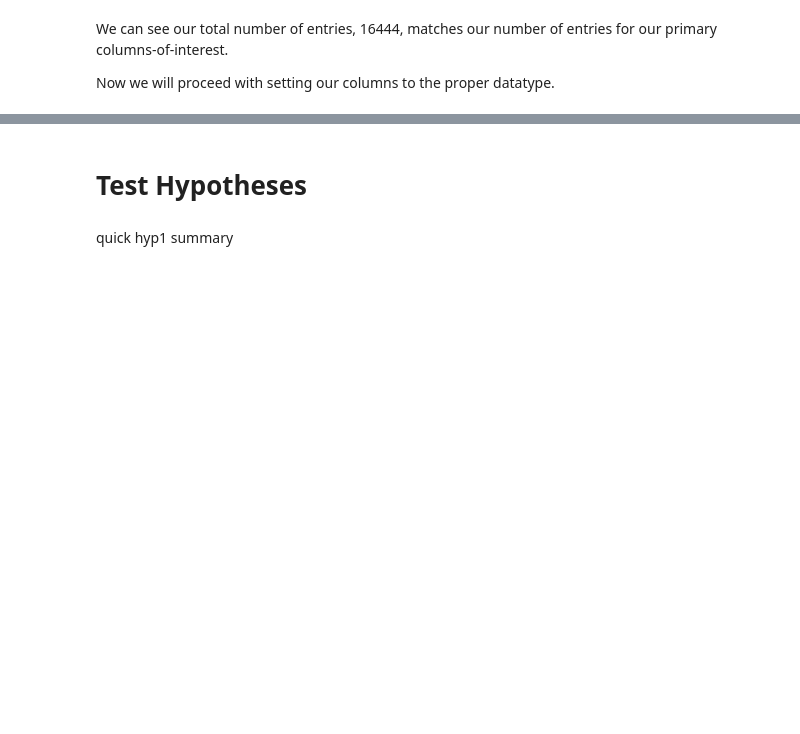
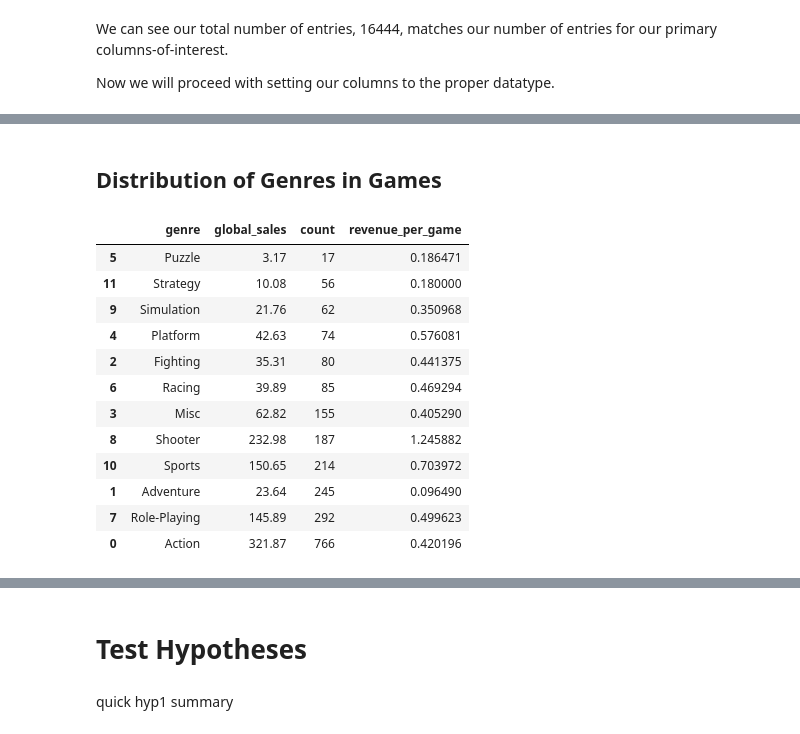
Before and after one commit to hamalizer/2017_game_sales_outlook, a Jupyter notebook: 2017_game_sales_outlook.ipynb, the cells around one changed output, grey strips where cells are left out. Drawn from its saved outputs; the diff is of its cells as text; code cells hidden in the pictures; blank space fills up the shorter version.

```diff
--- a/2017_game_sales_outlook.ipynb
+++ b/2017_game_sales_outlook.ipynb
@@ -178,8 +201,10 @@ Now we will proceed with setting our columns to the proper datatype.
 # %%
 # convert data to proper filetypes
 # using this method of conversion will throw an error if there are decimal values
-df['year_of_release'] = df['year_of_release'].astype('Int64')
-df['critic_score'] = df['critic_score'].astype('Int64')
+df['year_of_release'] = df['year_of_release'].astype(int)
+
+# convert the critic_score column to float since pandas .corr method will not work with the integer datatype
+df['critic_score'] = df['critic_score'].astype(float)
 
 # convert the user score column to float since it has decimal values
 df['user_score'] = pd.to_numeric(df['user_score'], errors='coerce')
@@ -271,0 +330,7 @@ plt.show()
+# %%
+# create a new dataset from our original dataset filtered for years from 2013 to 2016(current)
+df_from_2013 = df[(df['year_of_release'] >= 2013)]
+
+# Create a plot similar to that above, reduced to years from 2013 to 2016
+plt = px.histogram(df_from_2013, 'year_of_release', 'global_sales', color='platform')
+plt.show()
@@ -271,0 +427,24 @@ plt.show()
+# %% [markdown]
+## Distribution of Genres in Games
+# %%
+# Create a new dataframe with a summation of the global sales and count of games per genre
+# this will aid creating our clustered bar graph
+df_from_2013_genre_counts = df_from_2013.groupby('genre')['global_sales'].sum().reset_index()
+df_from_2013_genre_counts = df_from_2013_genre_counts.merge(df_from_2013.groupby('genre')['name'].count().reset_index())
+df_from_2013_genre_counts.rename({'name':'count'}, axis=1, inplace=True)
+df_from_2013_genre_counts['revenue_per_game'] = df_from_2013_genre_counts['global_sales'] / df_from_2013_genre_counts['count']
+df_from_2013_genre_counts.sort_values('count')
+# %% [output]
+|  | genre | global_sales | count | revenue_per_game |
+| 5 | Puzzle | 3.17 | 17 | 0.186471 |
+| 11 | Strategy | 10.08 | 56 | 0.180000 |
+| 9 | Simulation | 21.76 | 62 | 0.350968 |
+| 4 | Platform | 42.63 | 74 | 0.576081 |
+| 2 | Fighting | 35.31 | 80 | 0.441375 |
+| 6 | Racing | 39.89 | 85 | 0.469294 |
+| 3 | Misc | 62.82 | 155 | 0.405290 |
+| 8 | Shooter | 232.98 | 187 | 1.245882 |
+| 10 | Sports | 150.65 | 214 | 0.703972 |
+| 1 | Adventure | 23.64 | 245 | 0.096490 |
+| 7 | Role-Playing | 145.89 | 292 | 0.499623 |
+| 0 | Action | 321.87 | 766 | 0.420196 |
```
Also changed, not shown: parts of 41 cells of this notebook.
